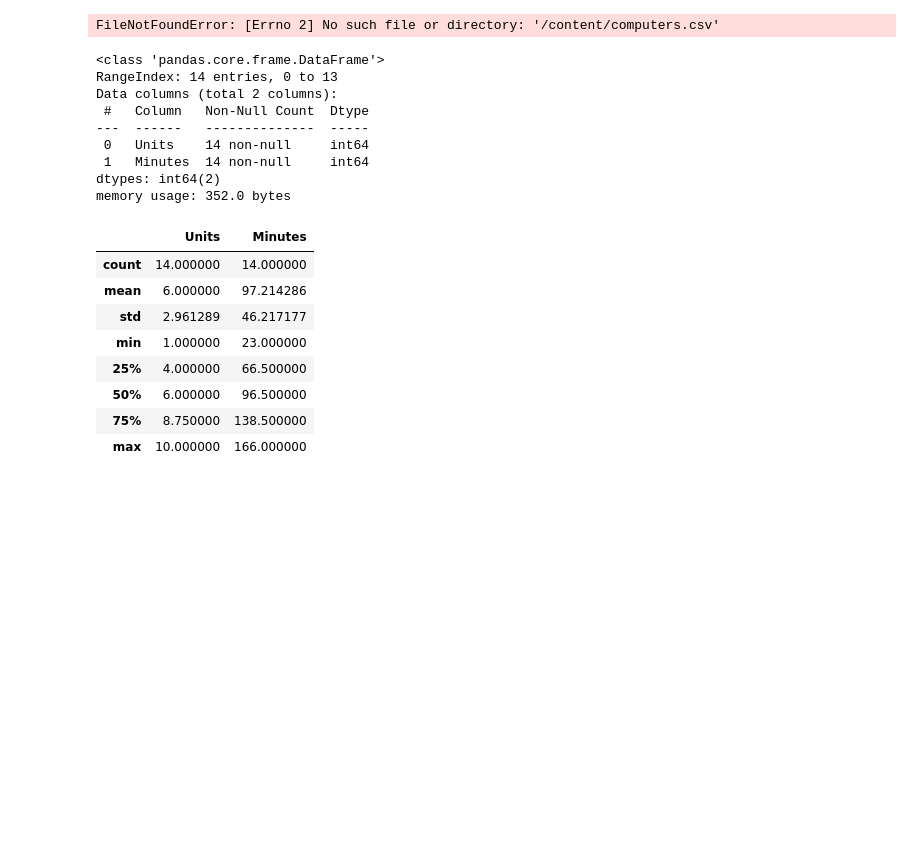
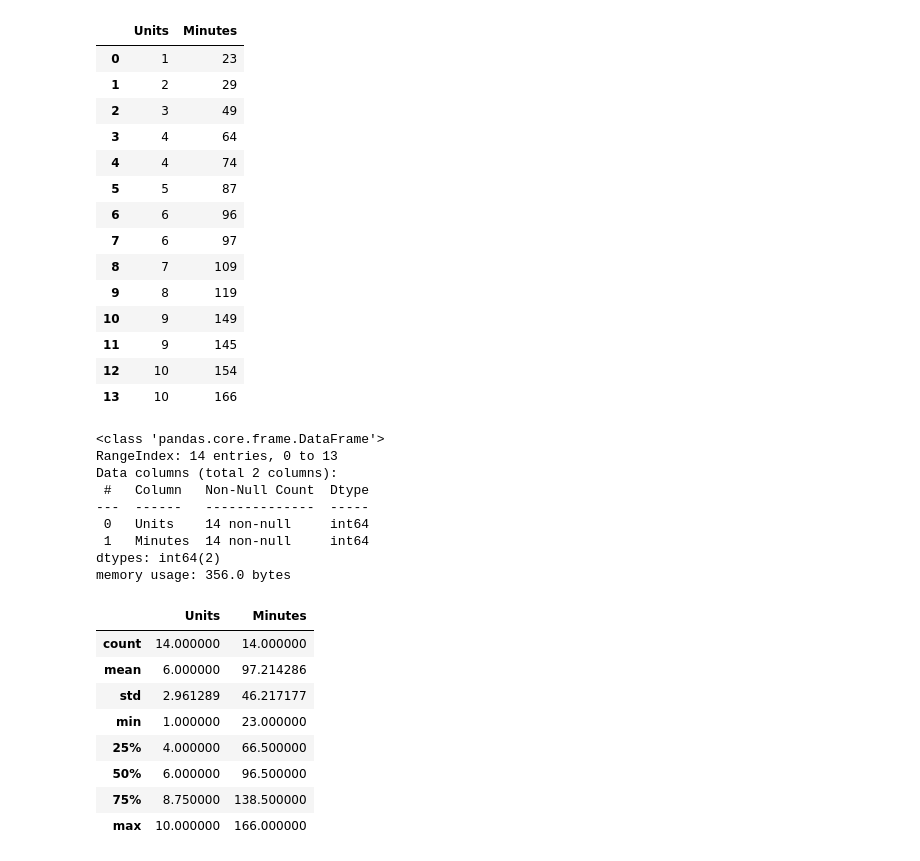
Before and after one commit to RamPrasadchaudhary/AIML, a Jupyter notebook: Tutorial4_AIML.ipynb, the cells around one changed output. Cells and saved outputs as stored; diff of their text form; code cells hidden in the pictures; blank space fills up the shorter version.

```diff
--- a/Tutorial4_AIML.ipynb
+++ b/Tutorial4_AIML.ipynb
@@ -4,10 +4,24 @@ import pandas as pd
 import matplotlib.pyplot as plt
 %matplotlib inline
 # %%
-data=pd.read_csv('/content/computers.csv');
+data=pd.read_csv('computers.csv')
 data
 # %% [output]
-FileNotFoundError: [Errno 2] No such file or directory: '/content/computers.csv'
+|  | Units | Minutes |
+| 0 | 1 | 23 |
+| 1 | 2 | 29 |
+| 2 | 3 | 49 |
+| 3 | 4 | 64 |
+| 4 | 4 | 74 |
+| 5 | 5 | 87 |
+| 6 | 6 | 96 |
+| 7 | 6 | 97 |
+| 8 | 7 | 109 |
+| 9 | 8 | 119 |
+| 10 | 9 | 149 |
+| 11 | 9 | 145 |
+| 12 | 10 | 154 |
+| 13 | 10 | 166 |
 # %%
 data.info()
 # %% [output]
@@ -19,7 +33,7 @@ Data columns (total 2 columns):
  0   Units    14 non-null     int64
  1   Minutes  14 non-null     int64
 dtypes: int64(2)
-memory usage: 352.0 bytes
+memory usage: 356.0 bytes
 # %%
 data.describe()
 # %% [output]
```
Also changed, not shown: parts of 2 cells of this notebook, 1 other file.
